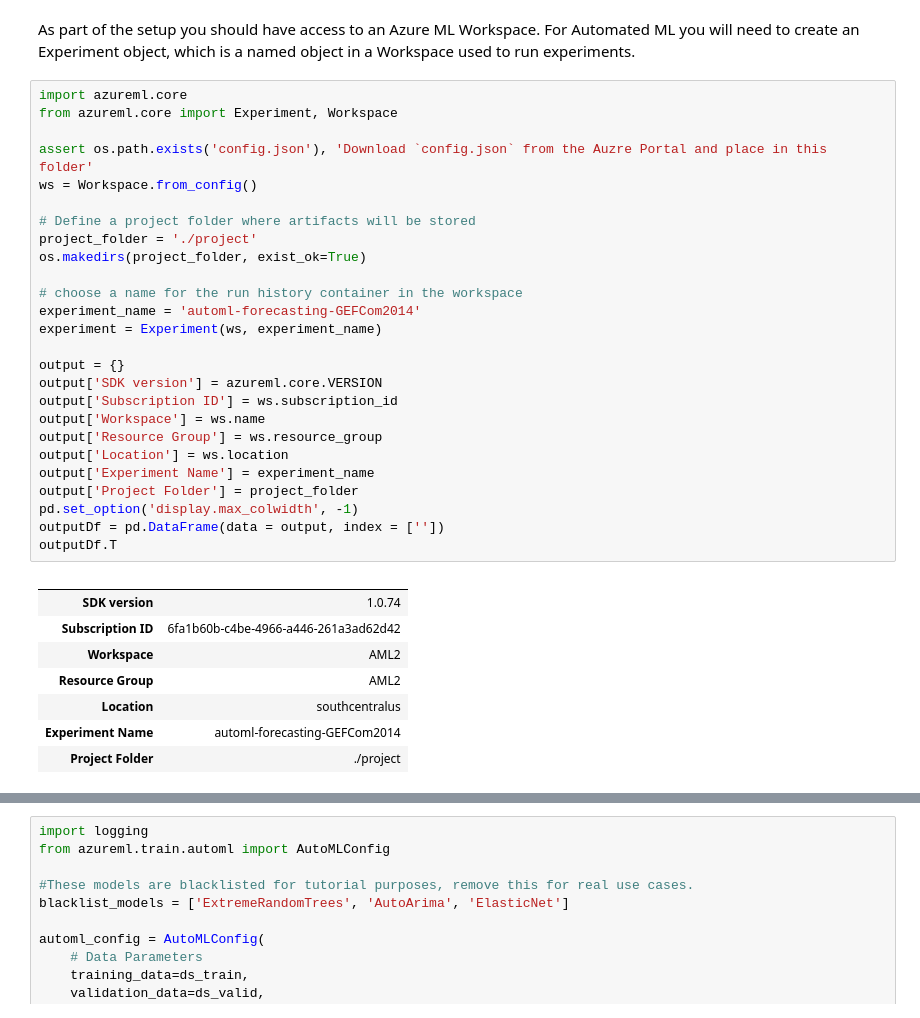
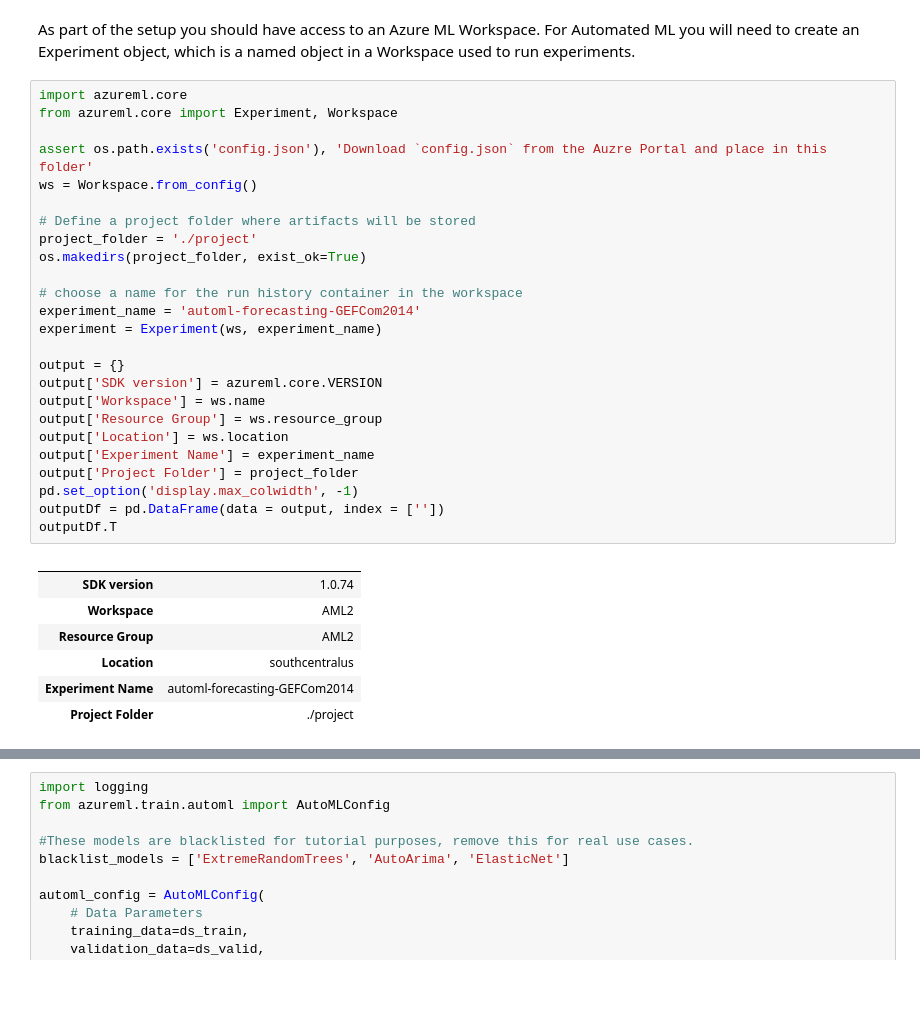
Before and after one commit to Azure/DeepLearningForTimeSeriesForecasting, a Jupyter notebook: automl/1_AzureAutoML_local.ipynb, the cells around one changed output, grey strips where cells are left out. Cells and saved outputs as stored; diff of their text form; blank space fills up the shorter version.

```diff
--- a/automl/1_AzureAutoML_local.ipynb
+++ b/automl/1_AzureAutoML_local.ipynb
@@ -144,33 +144,31 @@ As part of the setup you should have access to an Azure ML Workspace. For Automa
 # %%
 import azureml.core
 from azureml.core import Experiment, Workspace
 
 assert os.path.exists('config.json'), 'Download `config.json` from the Auzre Portal and place in this folder'
 ws = Workspace.from_config()
 
 # Define a project folder where artifacts will be stored
 project_folder = './project'
 os.makedirs(project_folder, exist_ok=True)
 
 # choose a name for the run history container in the workspace
 experiment_name = 'automl-forecasting-GEFCom2014'
 experiment = Experiment(ws, experiment_name)
 
 output = {}
 output['SDK version'] = azureml.core.VERSION
-output['Subscription ID'] = ws.subscription_id
 output['Workspace'] = ws.name
 output['Resource Group'] = ws.resource_group
 output['Location'] = ws.location
 output['Experiment Name'] = experiment_name
 output['Project Folder'] = project_folder
 pd.set_option('display.max_colwidth', -1)
 outputDf = pd.DataFrame(data = output, index = [''])
 outputDf.T
 # %% [output]
 |  |  |
 | SDK version | 1.0.74 |
-| Subscription ID | 6fa1b60b-c4be-4966-a446-261a3ad62d42 |
 | Workspace | AML2 |
 | Resource Group | AML2 |
 | Location | southcentralus |
```
Also changed, not shown: parts of 13 cells of this notebook.
